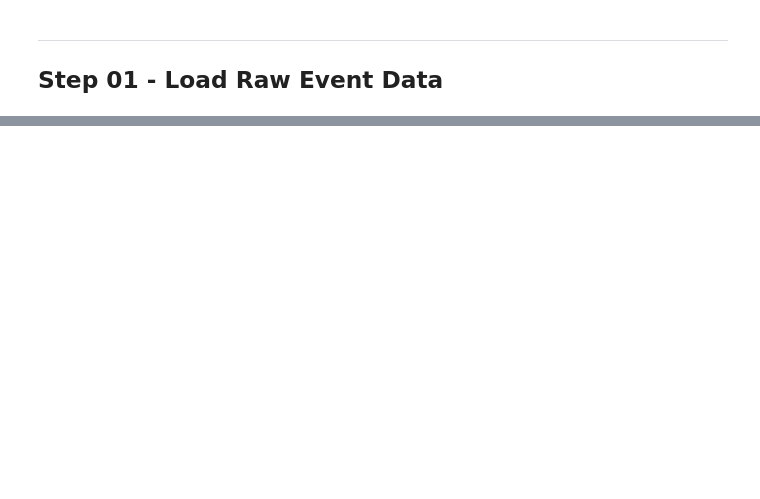
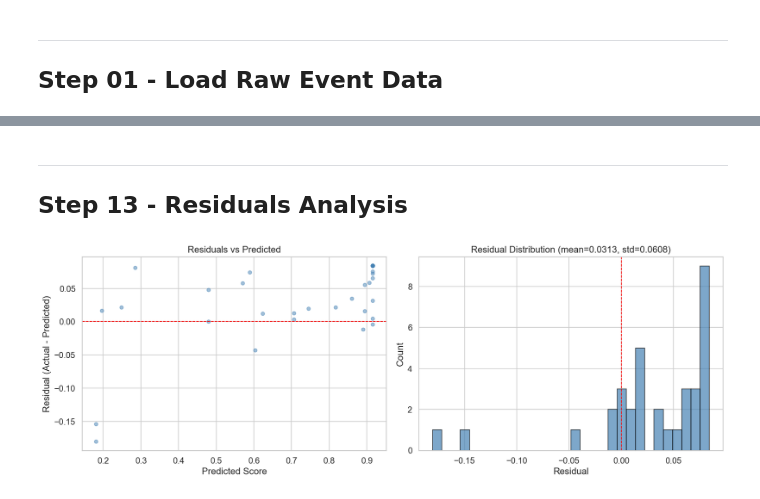
Before and after one commit to ahiyarmohamed215/Certifytube_ML_Model, a Jupyter notebook: verification/engagement/engagement_model_pipeline.ipynb, the cells around one changed output, grey strips where cells are left out. Cells and saved outputs as stored; diff of their text form; code cells hidden in the pictures; blank space fills up the shorter version.

```diff
--- a/verification/engagement/engagement_model_pipeline.ipynb
+++ b/verification/engagement/engagement_model_pipeline.ipynb
@@ -1921,0 +459,27 @@ Any final pass/fail threshold can be applied by the backend.
+# %% [markdown]
+---
+## Step 13 - Residuals Analysis
+# %%
+residuals = y_test.values - y_pred
+
+fig, axes = plt.subplots(1, 2, figsize=(14, 5))
+
+# Residuals vs Predicted
+axes[0].scatter(y_pred, residuals, alpha=0.5, s=25, color="steelblue")
+axes[0].axhline(0, color="red", linestyle="--", linewidth=1)
+axes[0].set_xlabel("Predicted Score")
+axes[0].set_ylabel("Residual (Actual - Predicted)")
+axes[0].set_title("Residuals vs Predicted")
+
+# Residuals histogram
+axes[1].hist(residuals, bins=30, edgecolor="black", alpha=0.7, color="steelblue")
+axes[1].axvline(0, color="red", linestyle="--", linewidth=1)
+axes[1].set_xlabel("Residual")
+axes[1].set_ylabel("Count")
+axes[1].set_title(f"Residual Distribution (mean={residuals.mean():.4f}, std={residuals.std():.4f})")
+
+plt.tight_layout()
+plt.savefig(os.path.join(XGBOOST_REPORT_DIR, "residuals.png"), dpi=150, bbox_inches="tight")
+plt.show()
+# %% [output]
+[figure, added]
```
Also changed, not shown: parts of 108 cells of this notebook, 32 other files.
